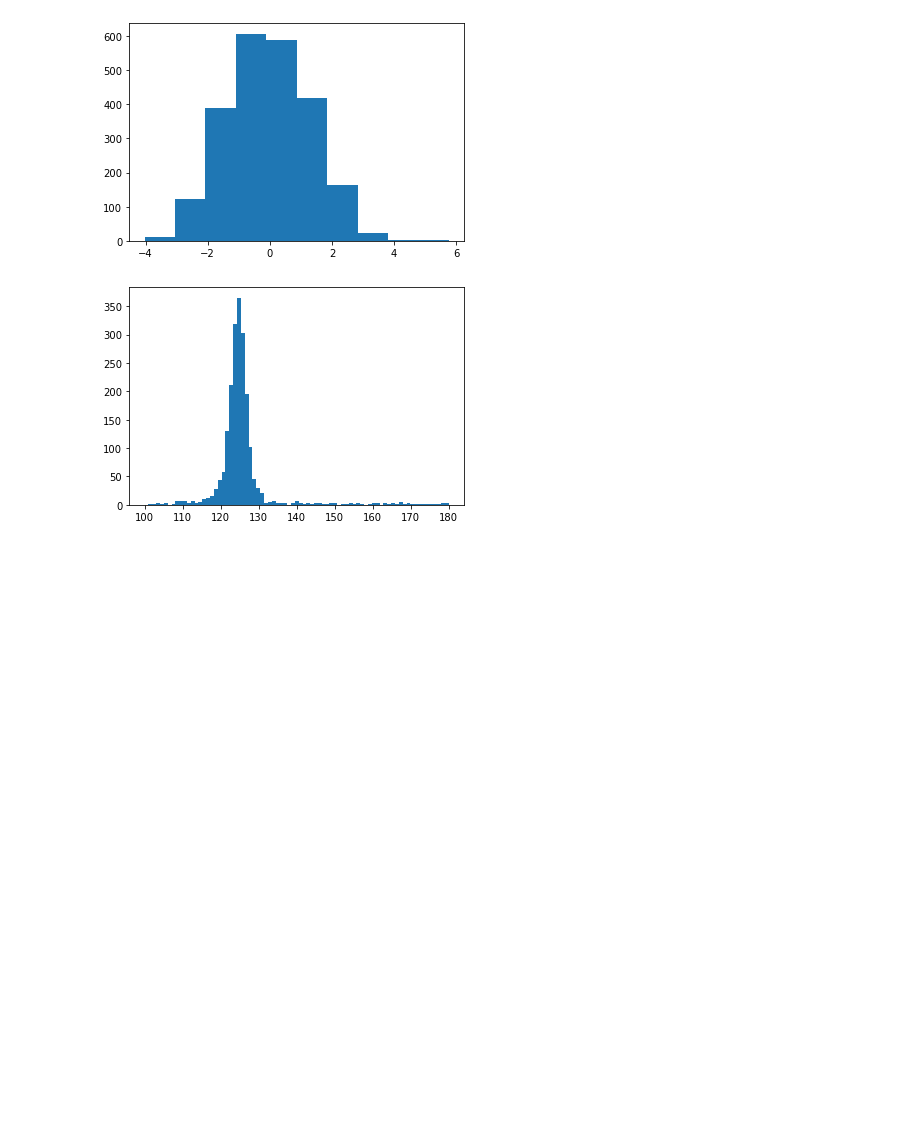
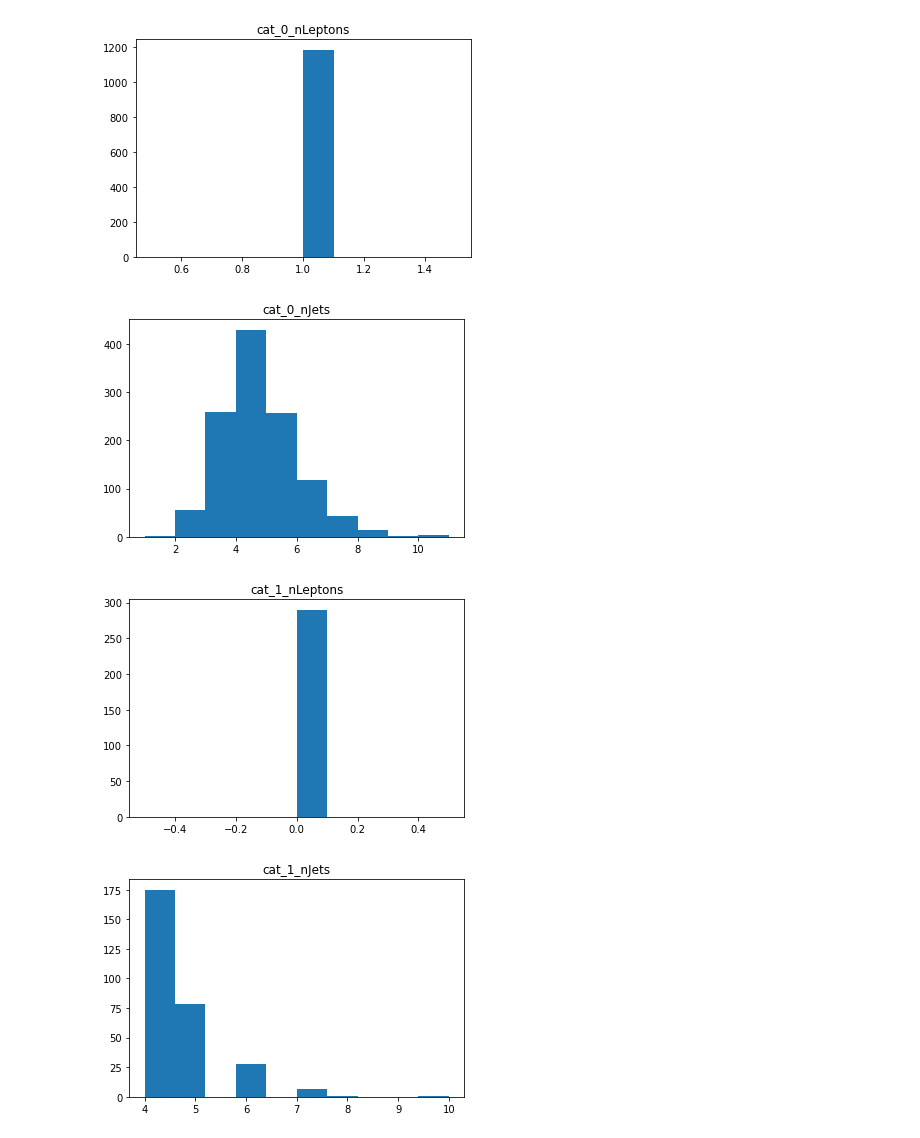
Before and after one commit to cms-btv-pog/BTVNanoCommissioning, a Jupyter notebook: HHWWgg_hgg_coffea_Plotter.ipynb, the cells around one changed output. Drawn from its saved outputs; the diff is of its cells as text; code cells hidden in the pictures; blank space fills up the shorter version.

Commit message:
Added HHWWgg tagger categorization based on number of leptons and jets

```diff
--- a/HHWWgg_hgg_coffea_Plotter.ipynb
+++ b/HHWWgg_hgg_coffea_Plotter.ipynb
@@ -27,13 +27 @@ Index(['lead_charge', 'lead_cleanmask', 'lead_cutBased',
       dtype='object')
-# %%
-plt.hist(X['eta'])
-plt.show()
-plt.close()
-# %% [output]
-[figure, removed]
-# %%
-plt.hist(X['mass'], bins = np.linspace(100, 180, 80))
-plt.show()
-plt.close()
-# %% [output]
-[figure, removed]
@@ -46,0 +28,22 @@ plt.close()
+# %%
+categories = X['best_tag']%40
+cats = range(0, 4)
+objs = ["Leptons", "Jets"]
+# %%
+for cat in cats:
+    for obj in objs:
+        exec("cat_%s_n%s = X['n%s'][categories == %s]"%(cat, obj, obj, cat))
+# %%
+for cat in cats:
+    for obj in objs:
+        quantity = "cat_%s_n%s"%(cat, obj)
+        exec("vals = %s"%(quantity))
+        plt.hist(vals)
+        plt.title(quantity)
+        plt.show()
+        plt.close()
+# %% [output]
+[figure, added]
+[figure, added]
+[figure, added]
+[figure, added]
```
Also changed, not shown: parts of 3 cells of this notebook, 2 other files.
